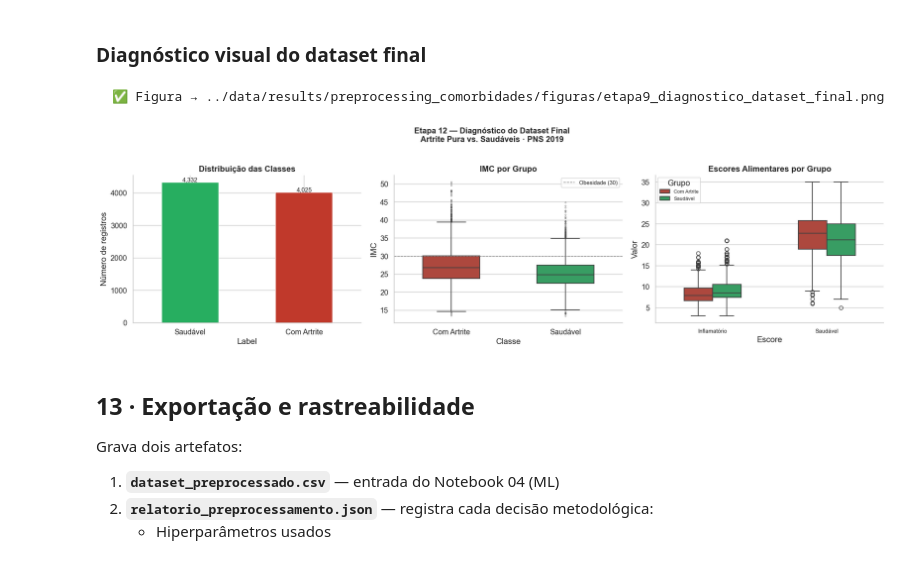
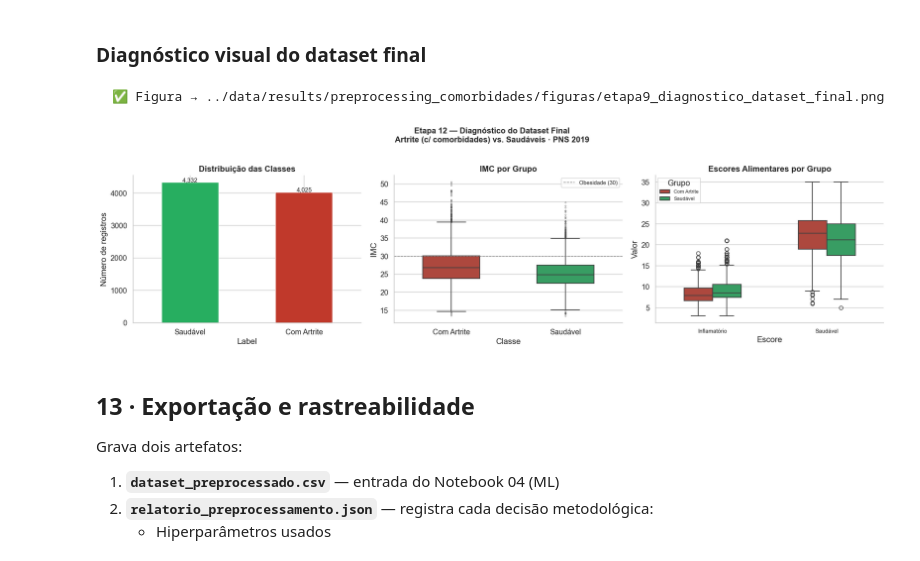
Before and after one commit to pedrinndias/Projeto-PNS-2019, a Jupyter notebook: notebooks/03b_preprocessamento_comorbidades.ipynb, the cells around one changed output. Saved outputs shown, nothing was run; the diff lists cells and outputs as text; code cells hidden in the pictures.

```diff
--- a/notebooks/03b_preprocessamento_comorbidades.ipynb
+++ b/notebooks/03b_preprocessamento_comorbidades.ipynb
@@ -617,8 +681,16 @@ for i, (col_g, desc_g) in enumerate([('G060','cadeira'), ('G062','bengala')], st
                      'Valor_Implicito': "'2' (Não)", 'n_preenchidos': n})
     print(f'  SKIP-{i}  {col_g} ← G059=2  →  {n:,} registros preenchidos com "2"')
 
+# ── SKIP 8: P03202 (máx. doses no binge) ← P03201 ≠ 1 (não fez binge) ─
+df_raw2, n = aplicar_skip(df_raw2, 'P03202', 'P03201_num',
+                          df_raw2.get('P03201_num', pd.Series(dtype=float)) != 1, 0.0)
+log_skip.append({'Variável': 'P03202', 'Pai': 'P03201',
+                 'Condição': 'P03201≠1 (não fez binge)',
+                 'Valor_Implicito': '0 doses', 'n_preenchidos': n})
+print(f'  SKIP-8  P03202 ← P03201≠1  →  {n:,} registros preenchidos com 0')
+
 # ── Limpa colunas auxiliares e devolve df_raw ────────────────────────
-df_raw2.drop(columns=[c for c in ['P027_num','J01101_num','G059_num','P034_num']
+df_raw2.drop(columns=[c for c in ['P027_num','J01101_num','G059_num','P034_num','P03201_num']
                       if c in df_raw2.columns], inplace=True)
 df_raw = df_raw2.copy()   # promove o df_raw2 corrigido como o novo df_raw oficial
 del df_raw2
@@ -1000,6 +1073,15 @@ if 'Escore_Inflamatorio' in df_step4.columns and 'Escore_Saudavel' in df_step4.c
     print(f'  ✅ Razao_Inf_Saud | média={df_step4["Razao_Inf_Saud"].mean():.2f}')
     print(f'     💡 Considerar log(Razao_Inf_Saud) no NB04 para reduzir assimetria.')
 
+# Imputa NaN das features de engenharia (IMC/escores) pela mediana da classe,
+# evitando que valores invalidos (ex.: IMC fora de [10,70]) virem 0 no fillna final (Etapa 12).
+for _feat in ['IMC','Escore_Inflamatorio','Escore_Saudavel','Razao_Inf_Saud']:
+    if _feat in df_step4.columns and df_step4[_feat].isna().any():
+        for _cl in df_step4['Classe'].unique():
+            _m = df_step4['Classe'] == _cl
+            df_step4.loc[_m & df_step4[_feat].isna(), _feat] = df_step4.loc[_m, _feat].median()
+        print(f'  [fix] {_feat}: NaN imputados pela mediana da classe (residuo={int(df_step4[_feat].isna().sum())})')
+
 print(f'\n  Dataset após etapa 9: {df_step4.shape[0]:,} × {df_step4.shape[1]}')
 # %% [output]
   ✅ IMC | média=26.2 | NaN=0
@@ -1183,35 +1268,35 @@ axes[0].set_ylabel('Número de registros')
 for i, v in enumerate(contagem.values):
     axes[0].text(i, v + 10, f'{v:,}', ha='center', fontsize=10)
 
 # ── Painel 2: IMC por grupo ──────────────────────────────────────────
 if 'IMC' in df_final.columns:
     sns.boxplot(data=df_final, x='Classe', y='IMC', ax=axes[1],
                 palette={'Com Artrite': COR_ARTRITE, 'Saudável': COR_SAUDAVEL},
                 order=['Com Artrite', 'Saudável'], width=0.5, linewidth=1.3,
                 flierprops=dict(marker='o', markersize=2, alpha=0.4))
     axes[1].set_title('IMC por Grupo', fontweight='bold')
     axes[1].axhline(30, color='gray', linestyle='--', linewidth=1, label='Obesidade (30)')
     axes[1].legend(fontsize=9)
 
 # ── Painel 3: escores alimentares ────────────────────────────────────
 if 'Escore_Inflamatorio' in df_final.columns and 'Escore_Saudavel' in df_final.columns:
     df_esc = pd.melt(df_final[['Classe', 'Escore_Inflamatorio', 'Escore_Saudavel']],
                      id_vars='Classe', var_name='Escore', value_name='Valor')
     sns.boxplot(data=df_esc, x='Escore', y='Valor', hue='Classe', ax=axes[2],
                 palette={'Com Artrite': COR_ARTRITE, 'Saudável': COR_SAUDAVEL},
                 width=0.5, linewidth=1.3)
     axes[2].set_title('Escores Alimentares por Grupo', fontweight='bold')
     axes[2].set_xticklabels(['Inflamatório', 'Saudável'], fontsize=9)
     axes[2].legend(title='Grupo', fontsize=8)
 
-fig.suptitle('Etapa 12 — Diagnóstico do Dataset Final\nArtrite Pura vs. Saudáveis · PNS 2019',
+fig.suptitle('Etapa 12 — Diagnóstico do Dataset Final\nArtrite (c/ comorbidades) vs. Saudáveis · PNS 2019',
              fontsize=13, fontweight='bold', y=1.02)
 plt.tight_layout()
 salvar_fig('etapa9_diagnostico_dataset_final.png')
 plt.show()
 # %% [output]
   ✅ Figura → ../data/results/preprocessing_comorbidades/figuras/etapa9_diagnostico_dataset_final.png
-[figure, old version]
+[figure, new version]
 # %% [markdown]
 ## 13 · Exportação e rastreabilidade
 
```
Also changed, not shown: parts of 15 cells of this notebook, 20 other files.
